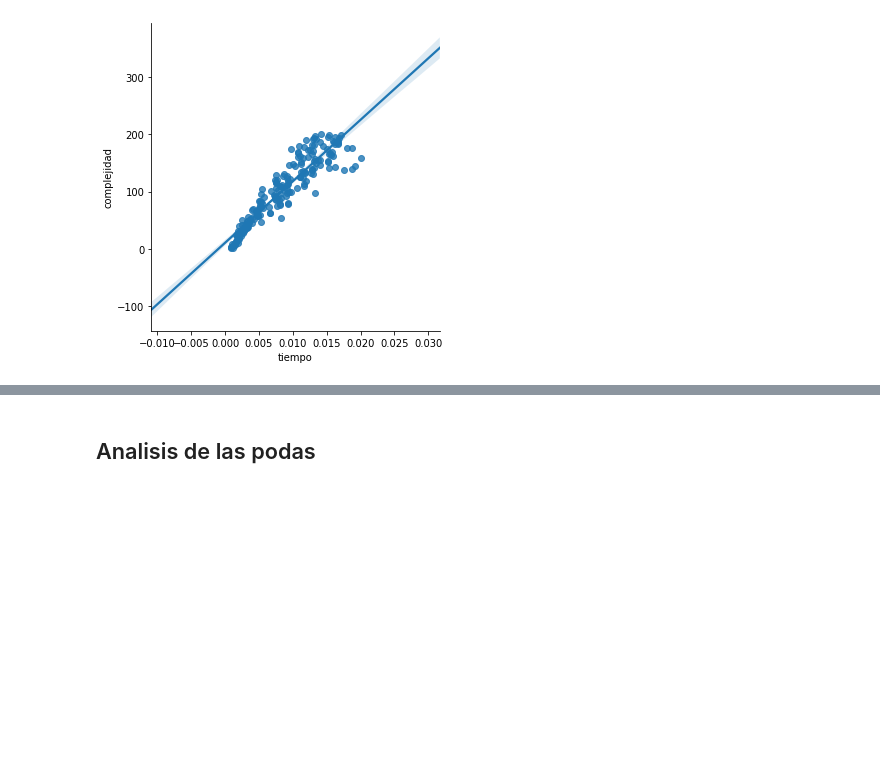
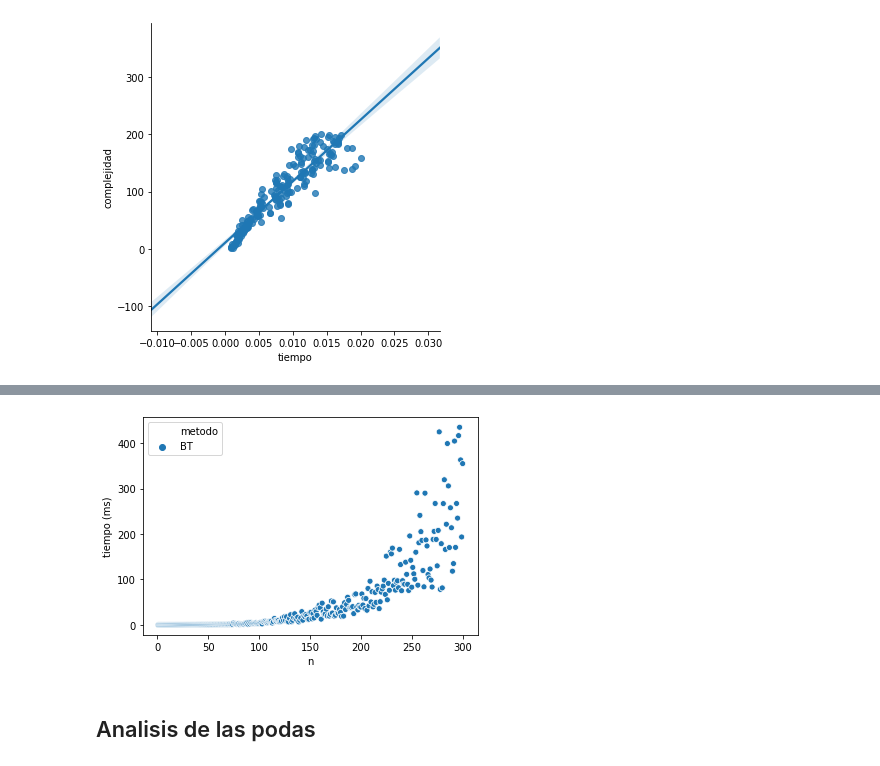
Before and after one commit to Jantalus/Algoritmos3TP1, a Jupyter notebook: python/Analisis.ipynb, the cells around one changed output, grey strips where cells are left out. Drawn from its saved outputs; the diff is of its cells as text; code cells hidden in the pictures; blank space fills up the shorter version.

Commit message:
Graficos finalmente??

```diff
--- a/python/Analisis.ipynb
+++ b/python/Analisis.ipynb
@@ -93,0 +98,7 @@ print("Índice de correlación de Pearson:", correlacion_pearson(df_BT_mejor_cas
+# %%
+df_BT_debiles = df_resultados4[(df_resultados4["metodo"] == "BT") & (df_resultados4["dataset"] == "ratio-resistenciam1")].copy();
+fig = sns.scatterplot(data=df_BT_debiles, x='n', y='tiempo', hue='metodo');
+fig.set(xlabel='n', ylabel='tiempo (ms)');
+plt.savefig("graficos/bt-debiles");
+# %% [output]
+[figure, added]
```
Also changed, not shown: parts of 5 cells of this notebook, 17 other files.
